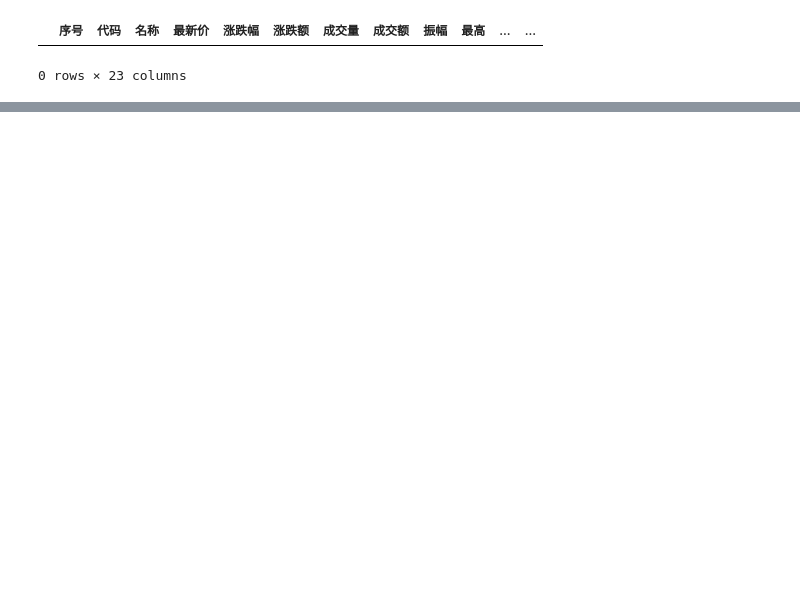
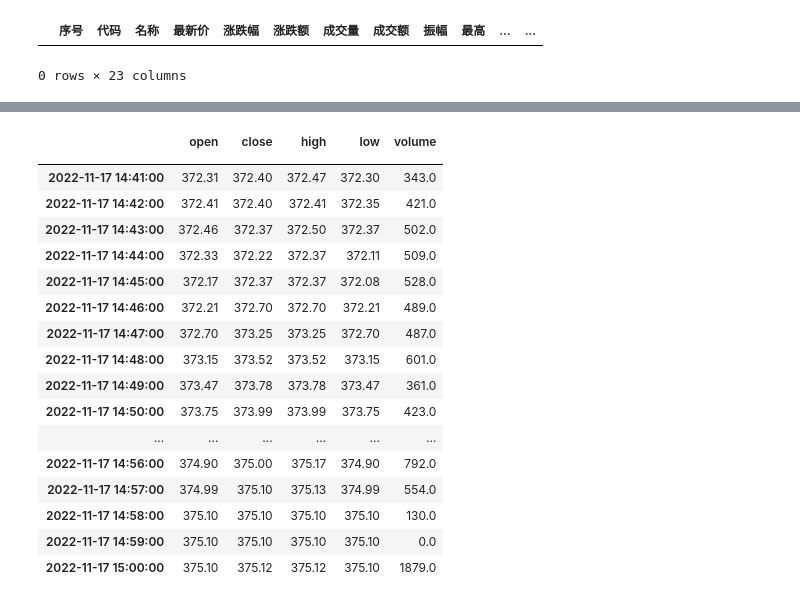
Before and after one commit to webclinic017/auto-trade-2, a Jupyter notebook: examples/py_postgres/py_postgres_sqlalchemy.ipynb, the cells around one changed output, grey strips where cells are left out. Saved outputs shown, nothing was run; the diff lists cells and outputs as text; code cells hidden in the pictures; blank space fills up the shorter version.

```diff
--- a/examples/py_postgres/py_postgres_sqlalchemy.ipynb
+++ b/examples/py_postgres/py_postgres_sqlalchemy.ipynb
@@ -331,0 +464,22 @@ temp_df
+# %%
+df=get_price('sz300750',frequency='1m',count=20)
+df
+# %% [output]
+|  | open | close | high | low | volume |
+|  |  |  |  |  |  |
+| 2022-11-17 14:41:00 | 372.31 | 372.40 | 372.47 | 372.30 | 343.0 |
+| 2022-11-17 14:42:00 | 372.41 | 372.40 | 372.41 | 372.35 | 421.0 |
+| 2022-11-17 14:43:00 | 372.46 | 372.37 | 372.50 | 372.37 | 502.0 |
+| 2022-11-17 14:44:00 | 372.33 | 372.22 | 372.37 | 372.11 | 509.0 |
+| 2022-11-17 14:45:00 | 372.17 | 372.37 | 372.37 | 372.08 | 528.0 |
+| 2022-11-17 14:46:00 | 372.21 | 372.70 | 372.70 | 372.21 | 489.0 |
+| 2022-11-17 14:47:00 | 372.70 | 373.25 | 373.25 | 372.70 | 487.0 |
+| 2022-11-17 14:48:00 | 373.15 | 373.52 | 373.52 | 373.15 | 601.0 |
+| 2022-11-17 14:49:00 | 373.47 | 373.78 | 373.78 | 373.47 | 361.0 |
+| 2022-11-17 14:50:00 | 373.75 | 373.99 | 373.99 | 373.75 | 423.0 |
+| ... | ... | ... | ... | ... | ... |
+| 2022-11-17 14:56:00 | 374.90 | 375.00 | 375.17 | 374.90 | 792.0 |
+| 2022-11-17 14:57:00 | 374.99 | 375.10 | 375.13 | 374.99 | 554.0 |
+| 2022-11-17 14:58:00 | 375.10 | 375.10 | 375.10 | 375.10 | 130.0 |
+| 2022-11-17 14:59:00 | 375.10 | 375.10 | 375.10 | 375.10 | 0.0 |
+| 2022-11-17 15:00:00 | 375.10 | 375.12 | 375.12 | 375.10 | 1879.0 |
```
Also changed, not shown: parts of 10 cells of this notebook, 2 other files.
